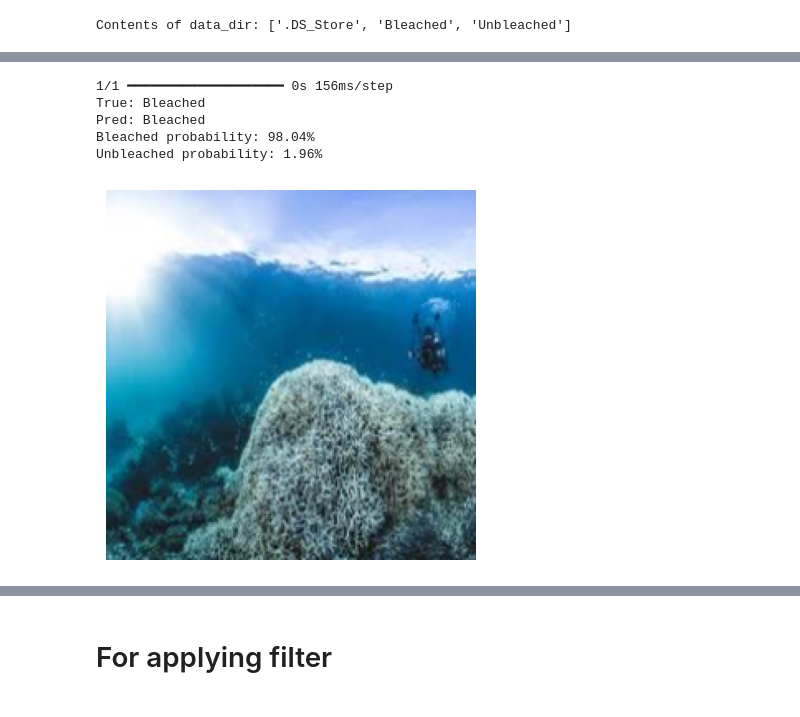
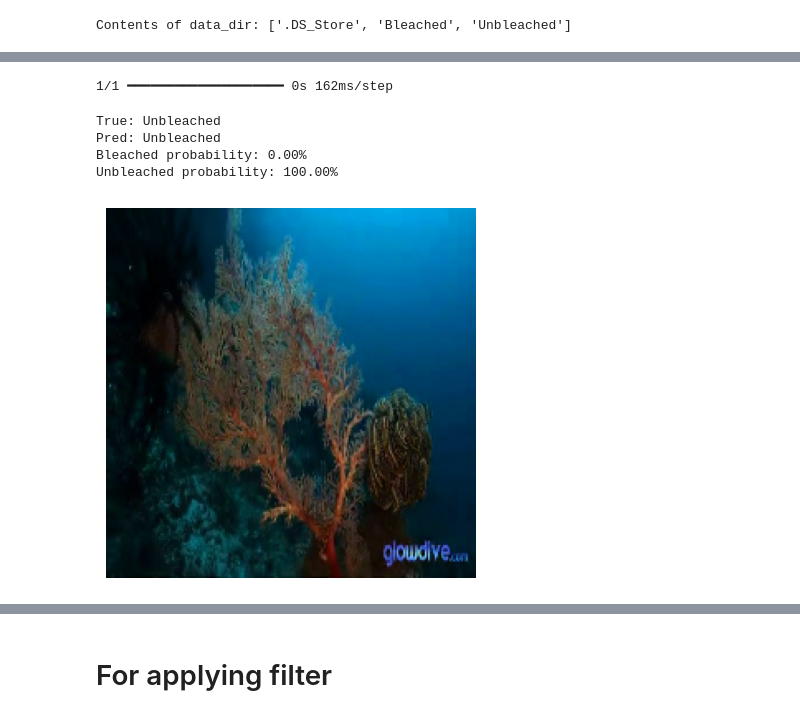
Before and after one commit to Lucia-Cordero/ReefSight-Project, a Jupyter notebook: notebooks/vgg16_baseline_image_model.ipynb, the cells around one changed output, grey strips where cells are left out. Cells and saved outputs as stored; diff of their text form; code cells hidden in the pictures.

Commit message:
VGG16 Model trained on 9000 pictures

```diff
--- a/notebooks/vgg16_baseline_image_model.ipynb
+++ b/notebooks/vgg16_baseline_image_model.ipynb
@@ -56,0 +58,36 @@ Classes: ['Bleached', 'Unbleached']
+# %%
+from tensorflow.keras.preprocessing import image_dataset_from_directory
+import tensorflow as tf
+
+image_size = (224, 224)
+batch_size = 16
+seed = 42
+
+train_ds = image_dataset_from_directory(
+    os.path.join(data_dir, "train"),
+    label_mode="binary",
+    seed=seed,
+    image_size=image_size,
+    batch_size=batch_size,
+)
+
+val_ds = image_dataset_from_directory(
+    os.path.join(data_dir, "val"),
+    label_mode="binary",
+    seed=seed,
+    image_size=image_size,
+    batch_size=batch_size,
+)
+
+test_ds = image_dataset_from_directory(
+    os.path.join(data_dir, "test"),
+    label_mode="binary",
+    seed=seed,
+    image_size=image_size,
+    batch_size=batch_size,
+)
+
+AUTOTUNE = tf.data.AUTOTUNE
+train_ds = train_ds.prefetch(AUTOTUNE)
+val_ds   = val_ds.prefetch(AUTOTUNE)
+test_ds  = test_ds.prefetch(AUTOTUNE)
@@ -174,0 +275,4 @@ Validation accuracy: 0.970588207244873
+# %%
+cm = get_confusion_matrix(vgg_model, test_ds)
+class_names = ["Bleached", "Unbleached"]
+plot_cm(cm, class_names=class_names)
@@ -227,37 +357,37 @@ if 'class_names' not in globals():
         class_names = sorted(
             [entry.name for entry in os.scandir(data_dir) if entry.is_dir()]
         )
 
 
-images, labels = next(iter(val_ds))
+images, labels = next(iter(test_ds))
 idx = random.randint(0, len(images) - 1)
 img = images[idx]
 true_label = int(labels[idx].numpy())
 
 prob = float(model.predict(tf.expand_dims(img, 0))[0, 0])  # P(class 1)
 pred_label = int(prob >= 0.5)
 
 
 bleached_idx = class_names.index("Bleached") if "Bleached" in class_names else 1
 unbleached_idx = 1 - bleached_idx
 
 if bleached_idx == 1:
     p_bleached = prob
 else:
     p_bleached = 1 - prob
 
 print("True:", class_names[true_label])
 print("Pred:", class_names[pred_label])
 print(f"Bleached probability: {p_bleached*100:.2f}%")
 print(f"Unbleached probability: {(1 - p_bleached)*100:.2f}%")
 
 plt.imshow(img.numpy().astype("uint8"))
 plt.axis("off")
 plt.show()
 # %% [output]
-1/1 ━━━━━━━━━━━━━━━━━━━━ 0s 156ms/step
-True: Bleached
-Pred: Bleached
-Bleached probability: 98.04%
-Unbleached probability: 1.96%
+1/1 ━━━━━━━━━━━━━━━━━━━━ 0s 162ms/step
+True: Unbleached
+Pred: Unbleached
+Bleached probability: 0.00%
+Unbleached probability: 100.00%
-[figure, old version]
+[figure, new version]
```
Also changed, not shown: parts of 21 cells of this notebook.
